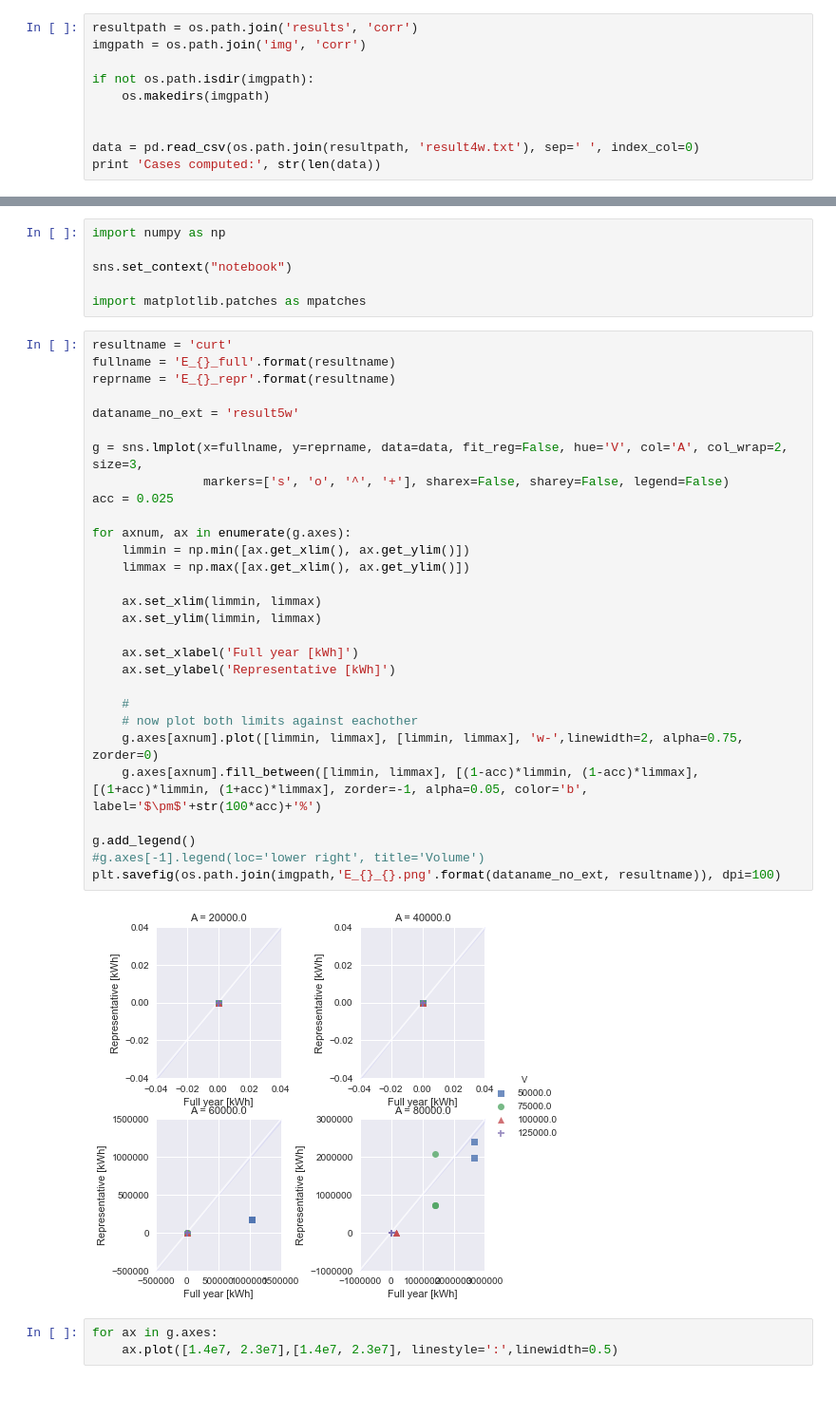
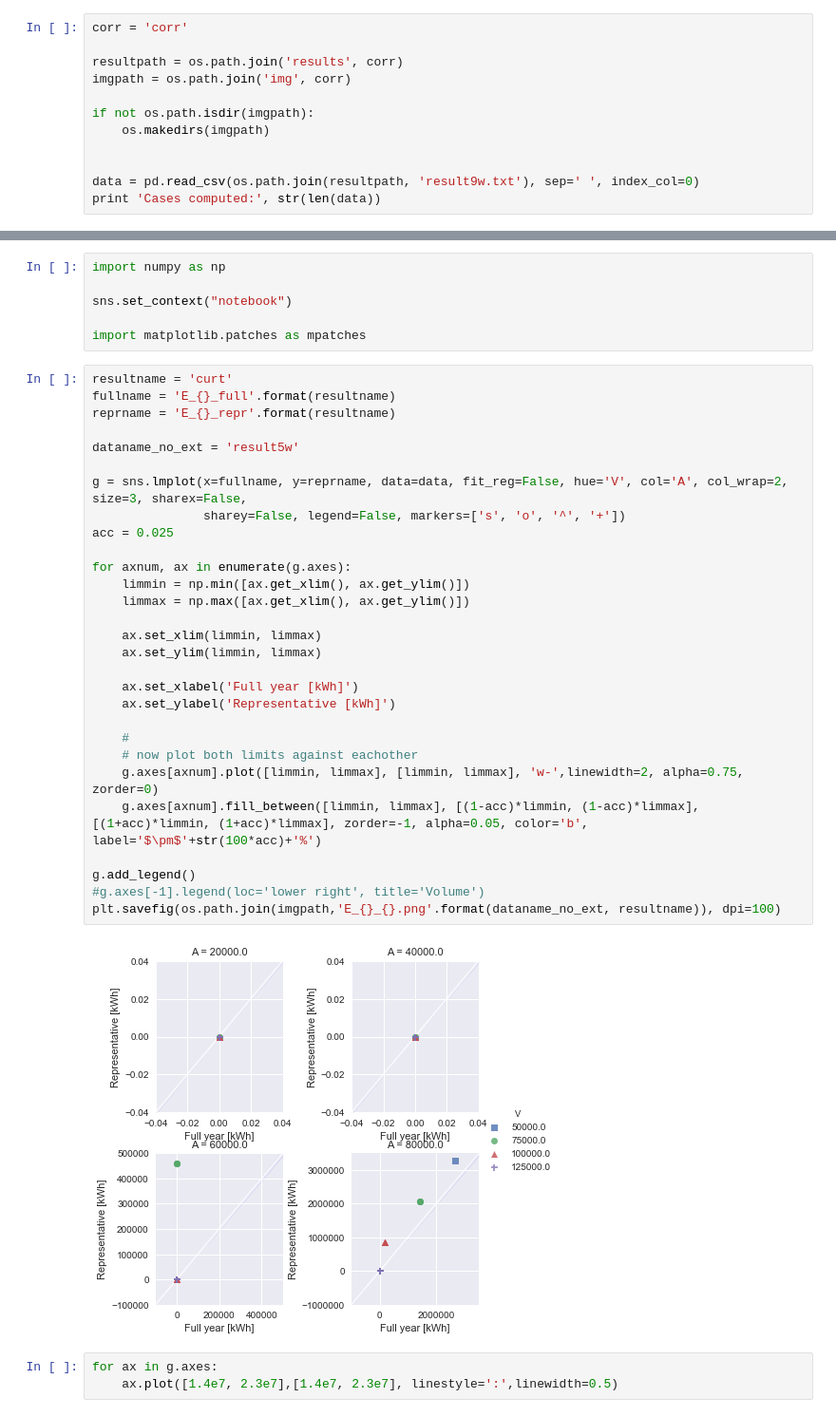
Before and after one commit to energyville/modesto, a Jupyter notebook: misc/RepresentativePeriods/testPostPr.ipynb, the cells around one changed output, grey strips where cells are left out. Shown at 95% size. Saved outputs shown, nothing was run; the diff lists cells and outputs as text.

```diff
--- a/misc/RepresentativePeriods/testPostPr.ipynb
+++ b/misc/RepresentativePeriods/testPostPr.ipynb
@@ -7,14 +7,16 @@ import os
 import seaborn as sns
 %matplotlib inline
 # %%
-resultpath = os.path.join('results', 'corr')
-imgpath = os.path.join('img', 'corr')
+corr = 'corr'
+
+resultpath = os.path.join('results', corr)
+imgpath = os.path.join('img', corr)
 
 if not os.path.isdir(imgpath):
     os.makedirs(imgpath)
 
 
-data = pd.read_csv(os.path.join(resultpath, 'result4w.txt'), sep=' ', index_col=0)
+data = pd.read_csv(os.path.join(resultpath, 'result9w.txt'), sep=' ', index_col=0)
 print 'Cases computed:', str(len(data))
 # %% [output]
 Cases computed: 80
@@ -104,34 +115,34 @@ import matplotlib.patches as mpatches
 # %%
 resultname = 'curt'
 fullname = 'E_{}_full'.format(resultname)
 reprname = 'E_{}_repr'.format(resultname)
 
 dataname_no_ext = 'result5w'
 
-g = sns.lmplot(x=fullname, y=reprname, data=data, fit_reg=False, hue='V', col='A', col_wrap=2, size=3,
-               markers=['s', 'o', '^', '+'], sharex=False, sharey=False, legend=False)
+g = sns.lmplot(x=fullname, y=reprname, data=data, fit_reg=False, hue='V', col='A', col_wrap=2, size=3, sharex=False,
+               sharey=False, legend=False, markers=['s', 'o', '^', '+'])
 acc = 0.025
 
 for axnum, ax in enumerate(g.axes):
     limmin = np.min([ax.get_xlim(), ax.get_ylim()])
     limmax = np.max([ax.get_xlim(), ax.get_ylim()])
 
     ax.set_xlim(limmin, limmax)
     ax.set_ylim(limmin, limmax)
 
     ax.set_xlabel('Full year [kWh]')
     ax.set_ylabel('Representative [kWh]')
 
     #
     # now plot both limits against eachother
     g.axes[axnum].plot([limmin, limmax], [limmin, limmax], 'w-',linewidth=2, alpha=0.75, zorder=0)
     g.axes[axnum].fill_between([limmin, limmax], [(1-acc)*limmin, (1-acc)*limmax], [(1+acc)*limmin, (1+acc)*limmax], zorder=-1, alpha=0.05, color='b', label='$\pm$'+str(100*acc)+'%')
 
 g.add_legend()
 #g.axes[-1].legend(loc='lower right', title='Volume')
 plt.savefig(os.path.join(imgpath,'E_{}_{}.png'.format(dataname_no_ext, resultname)), dpi=100)
 # %% [output]
-[figure, old version]
+[figure, new version]
 # %%
 for ax in g.axes:
     ax.plot([1.4e7, 2.3e7],[1.4e7, 2.3e7], linestyle=':',linewidth=0.5)
```
Also changed, not shown: parts of 10 cells of this notebook, 3 other files.
